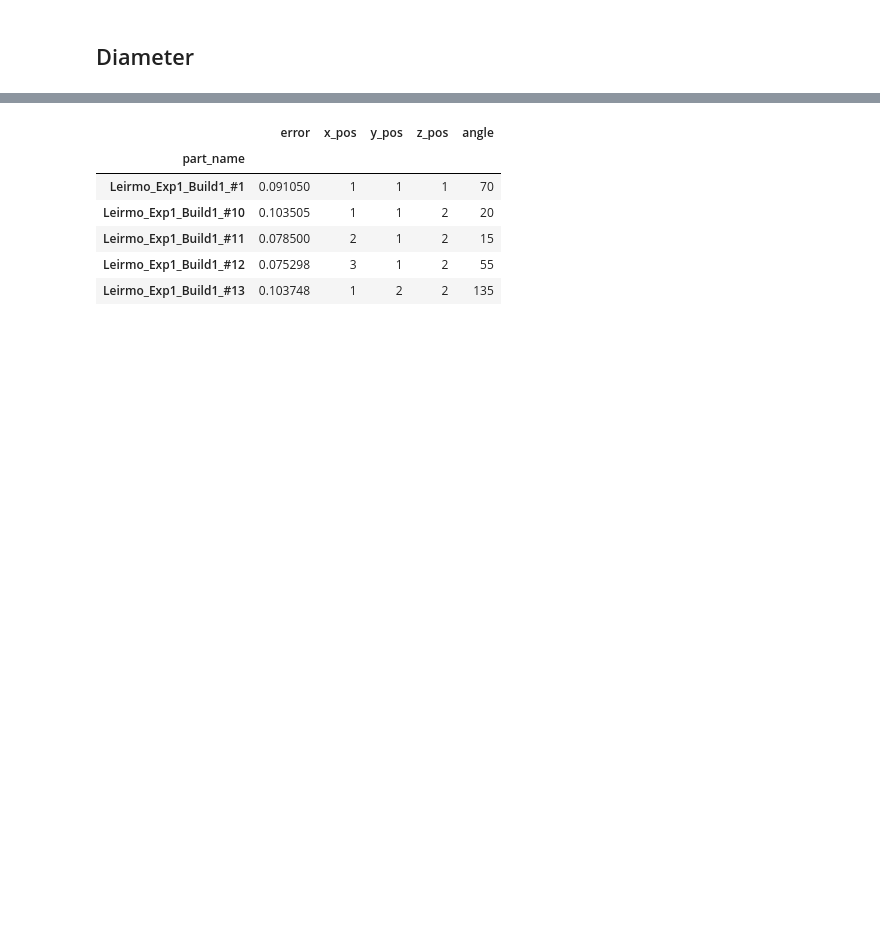
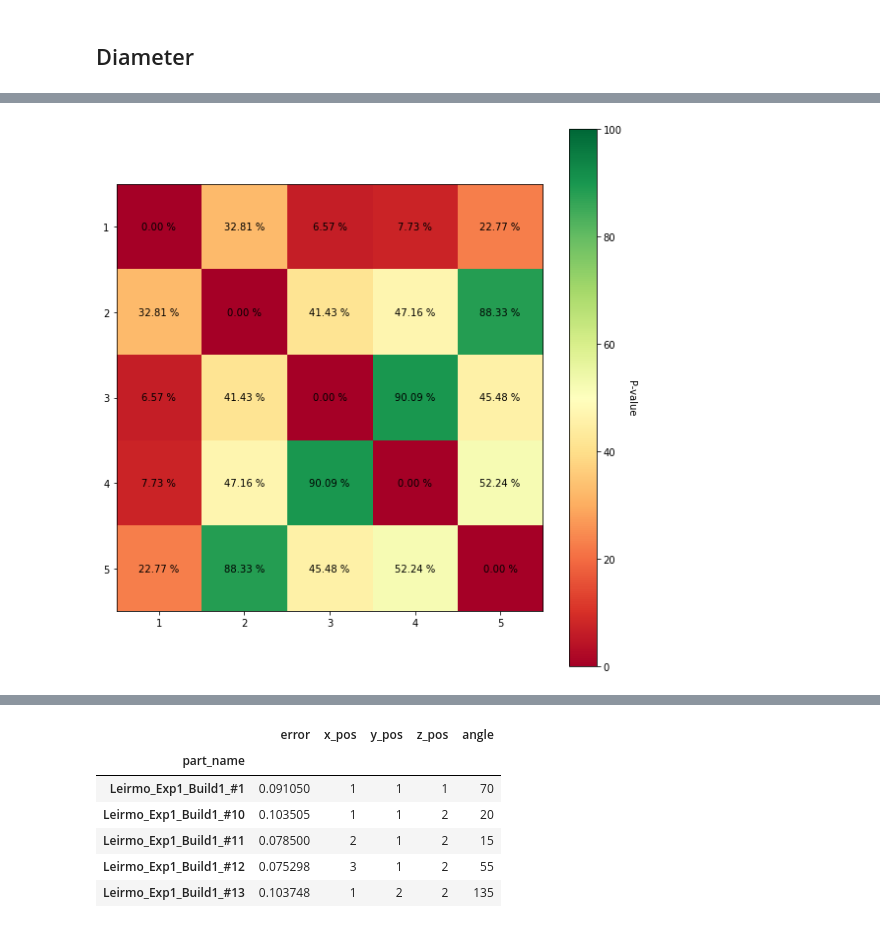
Before and after one commit to TheThorb/Leirmo_Exp1_Publication1, a Jupyter notebook: Z-direction_variations.ipynb, the cells around one changed output, grey strips where cells are left out. Cells and saved outputs as stored; diff of their text form; code cells hidden in the pictures; blank space fills up the shorter version.

```diff
--- a/Z-direction_variations.ipynb
+++ b/Z-direction_variations.ipynb
@@ -324,0 +332,10 @@ for i in range(data[1].size):
+# %%
+"""
+Constructing 'dframe' from 'dft'
+
+"""
+dframe = func.get_p_vals(dft[dft['y_pos'] != 1])
+
+dframe.fillna(0, inplace=True)
+
+dframe
@@ -324,0 +349,50 @@ for i in range(data[1].size):
+# %%
+"""
+Plotting 'dframe'
+
+"""
+
+# Set size (s) of matrix
+s = 5
+
+# Initialize matrix
+p_vals = np.arange(s**2).reshape(s, s).astype(dtype=float)
+
+# Fill matrix with values from dframe
+for i in range(s):
+    for j in range(s):
+        p_vals[i][j] = dframe[i+1][j+1] * 100
+
+# Set labels for all ticks
+x_labels = dframe.columns
+y_labels = dframe.columns
+
+# Set colormap-palette
+cmap = "RdYlGn"
+
+# Initiate figure
+fig, ax = plt.subplots(figsize=(8, 8))
+im = ax.imshow(p_vals, cmap=cmap, vmin=0, vmax=100)
+
+# Create colorbar
+cbar = ax.figure.colorbar(im, ax=ax)
+cbar.ax.set_ylabel("P-value", rotation=-90, va="bottom")
+
+# Show all ticks
+ax.set_xticks(np.arange(len(x_labels)))
+ax.set_yticks(np.arange(len(y_labels)))
+
+# Label ticks according to table
+ax.set_xticklabels(x_labels)
+ax.set_yticklabels(y_labels)
+
+# Loop over data dimensions and create text annotations.
+for i in range(len(x_labels)):
+    for j in range(len(y_labels)):
+        ax.text(j, i, "{:.2f} %".format(p_vals[i, j]),
+                       ha="center", va="center", color="black")
+
+fig.tight_layout()
+plt.show()
+# %% [output]
+[figure, added]
```
Also changed, not shown: parts of 7 cells of this notebook, 1 other file.
